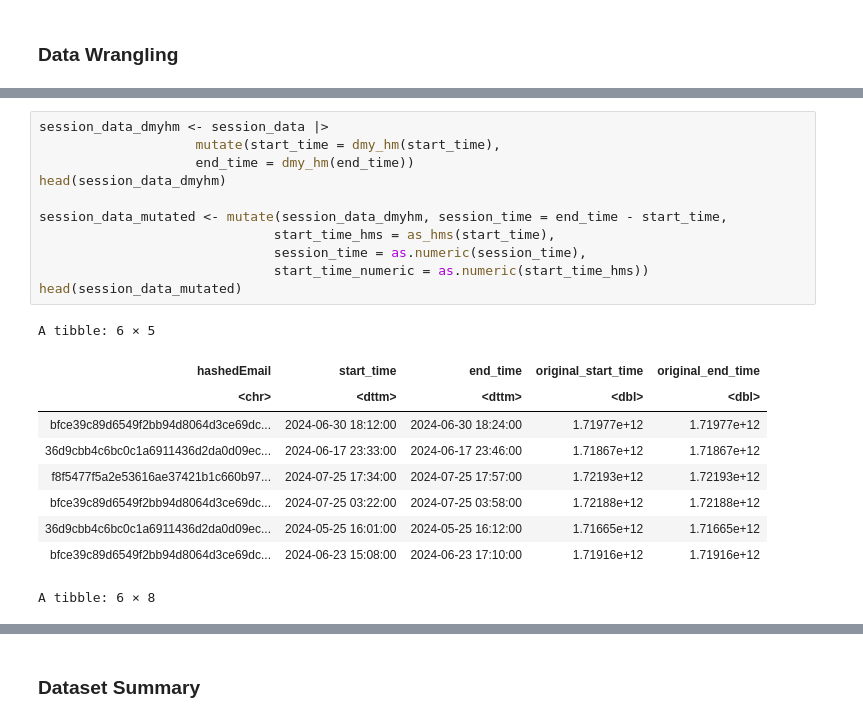
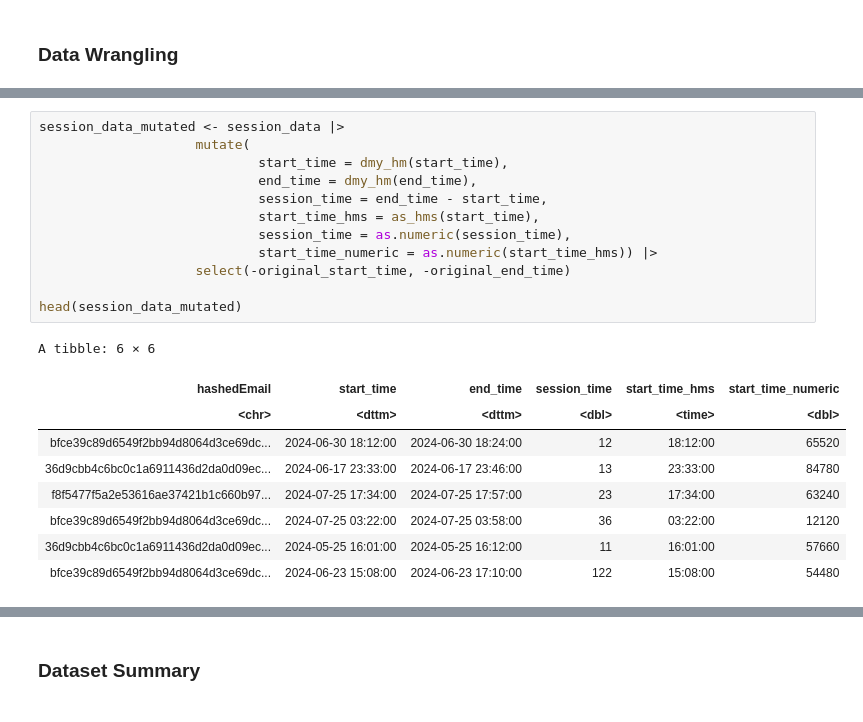
Before and after one commit to jaslynemarek/DSCI-Project-Individual, a Jupyter notebook: Group_Project.ipynb, the cells around one changed output, grey strips where cells are left out. Drawn from its saved outputs; the diff is of its cells as text.

```diff
--- a/Group_Project.ipynb
+++ b/Group_Project.ipynb
@@ -62,22 +74,22 @@ A tibble: 6 × 5
 # %%
-session_data_dmyhm <- session_data |>
-                    mutate(start_time = dmy_hm(start_time),
-                    end_time = dmy_hm(end_time))
-head(session_data_dmyhm)
+session_data_mutated <- session_data |>
+                    mutate(
+                            start_time = dmy_hm(start_time),
+                            end_time = dmy_hm(end_time),
+                            session_time = end_time - start_time,
+                            start_time_hms = as_hms(start_time),
+                            session_time = as.numeric(session_time),
+                            start_time_numeric = as.numeric(start_time_hms)) |>
+                    select(-original_start_time, -original_end_time)
 
-session_data_mutated <- mutate(session_data_dmyhm, session_time = end_time - start_time,
-                              start_time_hms = as_hms(start_time),
-                              session_time = as.numeric(session_time),
-                              start_time_numeric = as.numeric(start_time_hms))
 head(session_data_mutated)
 # %% [output]
-A tibble: 6 × 5
+A tibble: 6 × 6
-| hashedEmail | start_time | end_time | original_start_time | original_end_time |
-| <chr> | <dttm> | <dttm> | <dbl> | <dbl> |
-| bfce39c89d6549f2bb94d8064d3ce69dc... | 2024-06-30 18:12:00 | 2024-06-30 18:24:00 | 1.71977e+12 | 1.71977e+12 |
-| 36d9cbb4c6bc0c1a6911436d2da0d09ec... | 2024-06-17 23:33:00 | 2024-06-17 23:46:00 | 1.71867e+12 | 1.71867e+12 |
-| f8f5477f5a2e53616ae37421b1c660b97... | 2024-07-25 17:34:00 | 2024-07-25 17:57:00 | 1.72193e+12 | 1.72193e+12 |
-| bfce39c89d6549f2bb94d8064d3ce69dc... | 2024-07-25 03:22:00 | 2024-07-25 03:58:00 | 1.72188e+12 | 1.72188e+12 |
-| 36d9cbb4c6bc0c1a6911436d2da0d09ec... | 2024-05-25 16:01:00 | 2024-05-25 16:12:00 | 1.71665e+12 | 1.71665e+12 |
-| bfce39c89d6549f2bb94d8064d3ce69dc... | 2024-06-23 15:08:00 | 2024-06-23 17:10:00 | 1.71916e+12 | 1.71916e+12 |
+| hashedEmail | start_time | end_time | session_time | start_time_hms | start_time_numeric |
+| <chr> | <dttm> | <dttm> | <dbl> | <time> | <dbl> |
+| bfce39c89d6549f2bb94d8064d3ce69dc... | 2024-06-30 18:12:00 | 2024-06-30 18:24:00 | 12 | 18:12:00 | 65520 |
+| 36d9cbb4c6bc0c1a6911436d2da0d09ec... | 2024-06-17 23:33:00 | 2024-06-17 23:46:00 | 13 | 23:33:00 | 84780 |
+| f8f5477f5a2e53616ae37421b1c660b97... | 2024-07-25 17:34:00 | 2024-07-25 17:57:00 | 23 | 17:34:00 | 63240 |
+| bfce39c89d6549f2bb94d8064d3ce69dc... | 2024-07-25 03:22:00 | 2024-07-25 03:58:00 | 36 | 03:22:00 | 12120 |
+| 36d9cbb4c6bc0c1a6911436d2da0d09ec... | 2024-05-25 16:01:00 | 2024-05-25 16:12:00 | 11 | 16:01:00 | 57660 |
+| bfce39c89d6549f2bb94d8064d3ce69dc... | 2024-06-23 15:08:00 | 2024-06-23 17:10:00 | 122 | 15:08:00 | 54480 |
-A tibble: 6 × 8
```
Also changed, not shown: parts of 16 cells of this notebook.
